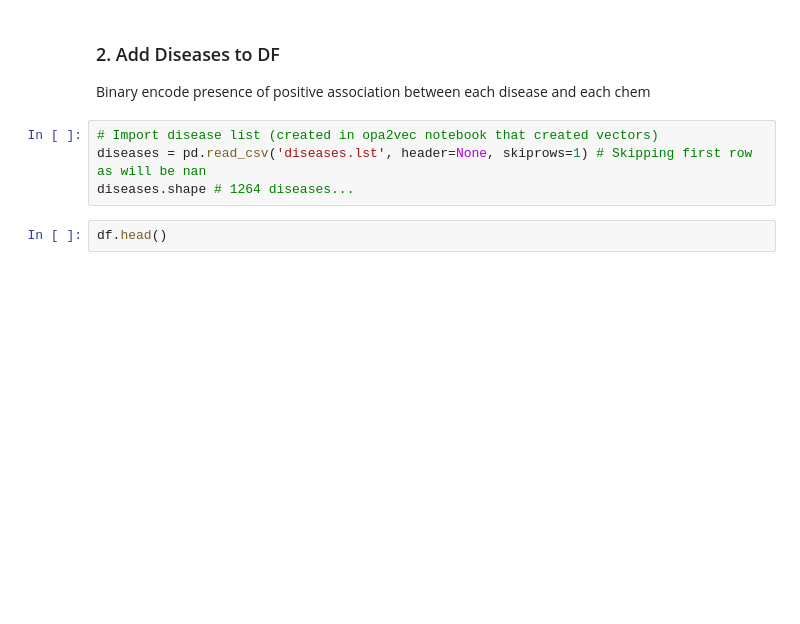
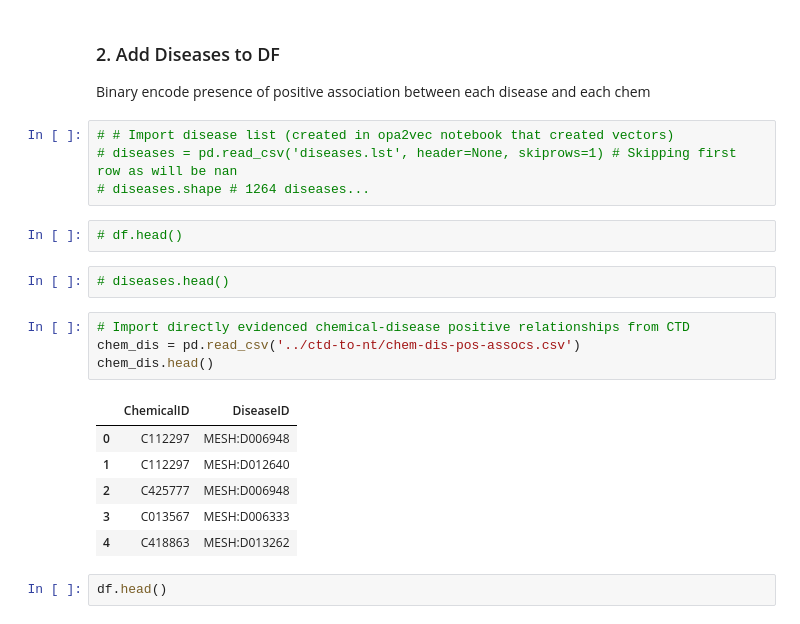
Before and after one commit to colemai/msc-thesis, a Jupyter notebook: opa/opa-nn.ipynb, the cells around one changed output. Drawn from its saved outputs; the diff is of its cells as text; blank space fills up the shorter version.

Commit message:
Added disease columns

```diff
--- a/opa/opa-nn.ipynb
+++ b/opa/opa-nn.ipynb
@@ -42,9 +42,24 @@ df = df.join(vec_split, lsuffix='_df', rsuffix='_vec_split')
 ### 2. Add Diseases to DF
 Binary encode presence of positive association between each disease and each chem
 # %%
-# Import disease list (created in opa2vec notebook that created vectors)
-diseases = pd.read_csv('diseases.lst', header=None, skiprows=1) # Skipping first row as will be nan
-diseases.shape # 1264 diseases...
+# # Import disease list (created in opa2vec notebook that created vectors)
+# diseases = pd.read_csv('diseases.lst', header=None, skiprows=1) # Skipping first row as will be nan
+# diseases.shape # 1264 diseases...
+# %%
+# df.head()
+# %%
+# diseases.head()
+# %%
+# Import directly evidenced chemical-disease positive relationships from CTD
+chem_dis = pd.read_csv('../ctd-to-nt/chem-dis-pos-assocs.csv')
+chem_dis.head()
+# %% [output]
+|  | ChemicalID | DiseaseID |
+| 0 | C112297 | MESH:D006948 |
+| 1 | C112297 | MESH:D012640 |
+| 2 | C425777 | MESH:D006948 |
+| 3 | C013567 | MESH:D006333 |
+| 4 | C418863 | MESH:D013262 |
 # %%
 df.head()
 # %% [output]
```
Also changed, not shown: parts of 8 cells of this notebook, 1 other file.
